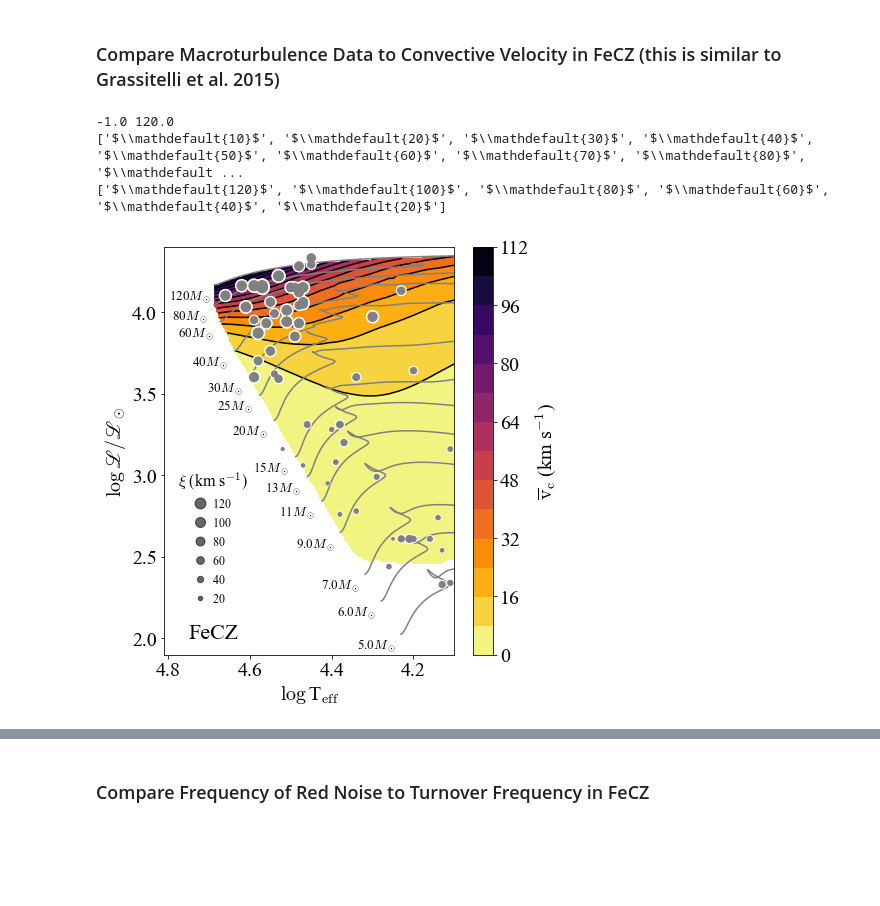
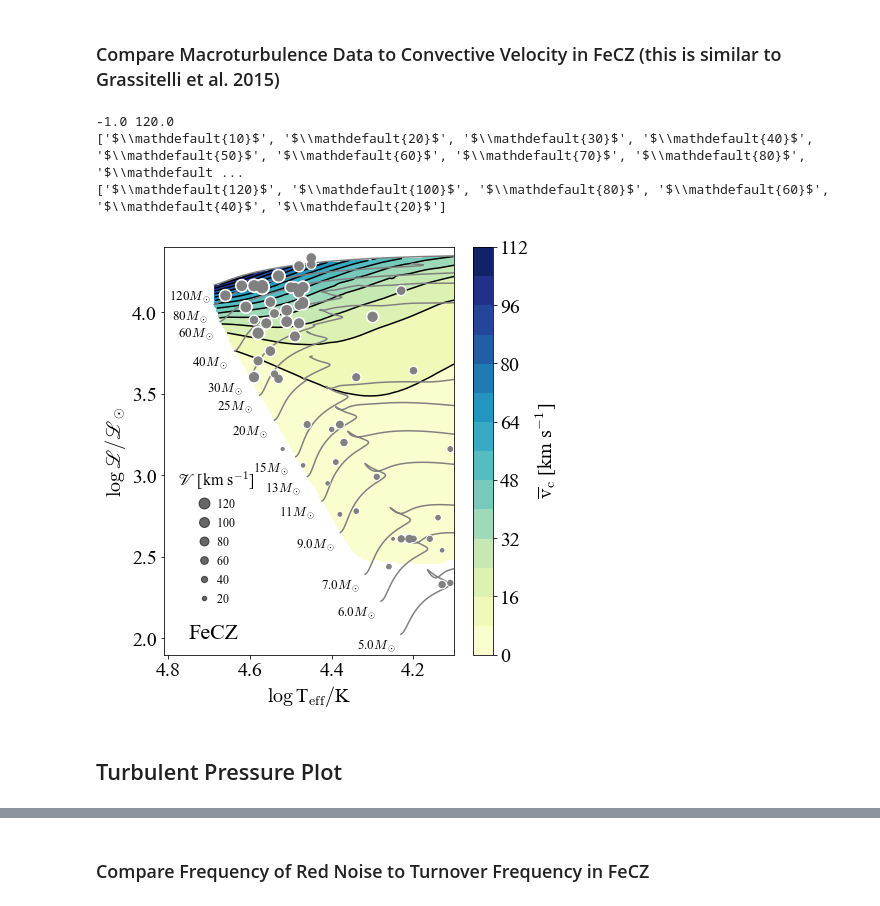
Before and after one commit to matteocantiello/rednoise, a Jupyter notebook: rednoise.ipynb, the cells around one changed output, grey strips where cells are left out. Saved outputs shown, nothing was run; the diff lists cells and outputs as text; code cells hidden in the pictures; blank space fills up the shorter version.

```diff
--- a/rednoise.ipynb
+++ b/rednoise.ipynb
@@ -120,6 +119,9 @@ def beq(vcon,rho): # Calculate equipartition Bfield
 def char_freq(vcon,hp,req): # Rossby number, defined as Prot/Pcon
     ross =(3.14*req/hp)*(vcon/veq)
     return ross;
+
+
+logteff = r'$\log\, $T$_{\rm eff}/$K'
 # %% [markdown]
 ### From Velocity to Luminosity Fluctuations
 This is from Kjeldsen and Bedding 1995, but including the effect of N cells (which somehow I don't think is included in their original formula. Surprisingly)
@@ -219,6 +221,7 @@ def read_models(location,lis):
       HeII_hp_aver=h.HeII_hp_aver
       HeI_hp_aver=h.HeI_hp_aver
       HI_hp_aver=h.HI_hp_aver
+      #v_FeCZ_aver=h.v_FeCZ_aver
 
       alpha_mlt=1.5
       vcFeCZ=alpha_mlt*FeCZ_hp_aver/turnover_FeCZ
@@ -228,6 +231,7 @@ def read_models(location,lis):
 
       max_surf_velocity= np.maximum.reduce([v_FeCZ_surf,v_HeII_surf,v_HeI_surf,v_HI_surf])
       max_conv_velocity=np.maximum.reduce([vcFeCZ])# ,vcHeII])  # Prob with NaNs
+      #max_conv_velocity=v_FeCZ_aver
    #   print(max_conv_velocity)
 #      max_surf_velocity= np.maximum.reduce([v_HeII_surf,v_HeI_surf,v_HI_surf])
 
@@ -236,7 +240,7 @@ def read_models(location,lis):
 
       ncz=h.subsurface_convective_regions
       zams=find_zams(logl,loglh,model)
-      tams=find_tams(center_h1,model)
+  #    tams=find_tams(center_h1,model)
       zams=find_h(0.001,center_h1,model)
 
       # Create Lists
@@ -269,9 +273,9 @@ def read_models(location,lis):
     zi = interpolator(Xi, Yi)
 
     ax.contour(xi, yi, zi, 14, colors='k',setlims=True)
-    cntr1 = ax.contourf(xi, yi, zi, 14, cmap='inferno_r',setlims=True) #cmap="YlOrRd")
+    cntr1 = ax.contourf(xi, yi, zi, 14, cmap='YlGnBu',setlims=True) #cmap="YlOrRd")
     # fig.colorbar(cntr1, ax=ax).ax.set_ylabel(r'$\nu_{char}$ ($\mu$Hz)')
-    fig.colorbar(cntr1, ax=ax).ax.set_ylabel(r'$\overline{\rm v}_{\rm c}$ (km s$^{-1}$)')
+    fig.colorbar(cntr1, ax=ax).ax.set_ylabel(r'$\overline{\rm v}_{\rm c}$ [km s$^{-1}$]')
     plt.gca().invert_xaxis()
 
 
@@ -288,7 +292,7 @@ def read_models(location,lis):
         center_h1 = h.center_h1
         logt= h.log_Teff
         zams=find_zams(logl,loglh,model)
-        tams=find_tams(center_h1,model)
+      #  tams=find_tams(center_h1,model)
         zams=find_h(0.001,center_h1,model)
         ell = (10**logt)**4.0/(10**logg)
         ell=np.log10(ell/ell_sun)
@@ -301,33 +305,35 @@ def read_models(location,lis):
     ax.scatter(logt_data,logl_data,s=vmacro_data*1.8,c='white',zorder=3)
     scatter = ax.scatter(logt_data,logl_data,s=vmacro_data,c='gray',zorder=3)
     print(min(vmacro_data),max(vmacro_data))
 
 
     handles, labels = scatter.legend_elements(prop="sizes", alpha=0.6)
     print(labels)
     handles=handles[::-2]
     labels=labels[::-2]
     print(labels)
-    legend2 = ax.legend(handles, labels,  title=r"$\xi$ (km s$^{-1}$)",frameon=False,
+    legend2 = ax.legend(handles, labels,  title=r"$\mathscr{V}$ [km s$^{-1}$]",frameon=False,
           fontsize=12,  bbox_to_anchor=(0.02,0.1),
           loc='lower left')
 
     ax.text(4.75,2.0,'FeCZ',fontsize=22)
     # ax.text(4.75,2.13,r'Macroturbulence',fontsize=17)
 
 
-    ax.set_xlabel(r'$\log\, $T$_{\rm eff}$')
+    ax.set_xlabel(logteff)
     ax.set_ylabel(r'$\log\, \mathscr{L} / \mathscr{L}_\odot$')
     ax.set_xlim([4.81,4.1])
     #ax.set_ylim([2.5,6.25])
     ax.set_ylim([1.9,4.4])
 
  #   plt.title(r'Macroturbulence')
     plt.savefig(FIGURES+"vc_FeCZ_macroturbulence.pdf",bbox_inches='tight')
 
 read_models(DIR,mods)
 # %% [output]
 -1.0 120.0
 ['$\\mathdefault{10}$', '$\\mathdefault{20}$', '$\\mathdefault{30}$', '$\\mathdefault{40}$', '$\\mathdefault{50}$', '$\\mathdefault{60}$', '$\\mathdefault{70}$', '$\\mathdefault{80}$', '$\\mathdefault ...
 ['$\\mathdefault{120}$', '$\\mathdefault{100}$', '$\\mathdefault{80}$', '$\\mathdefault{60}$', '$\\mathdefault{40}$', '$\\mathdefault{20}$']
-[figure, old version]
+[figure, new version]
+# %% [markdown]
+## Turbulent Pressure Plot
```
Also changed, not shown: parts of 44 cells of this notebook, 2 other files.
